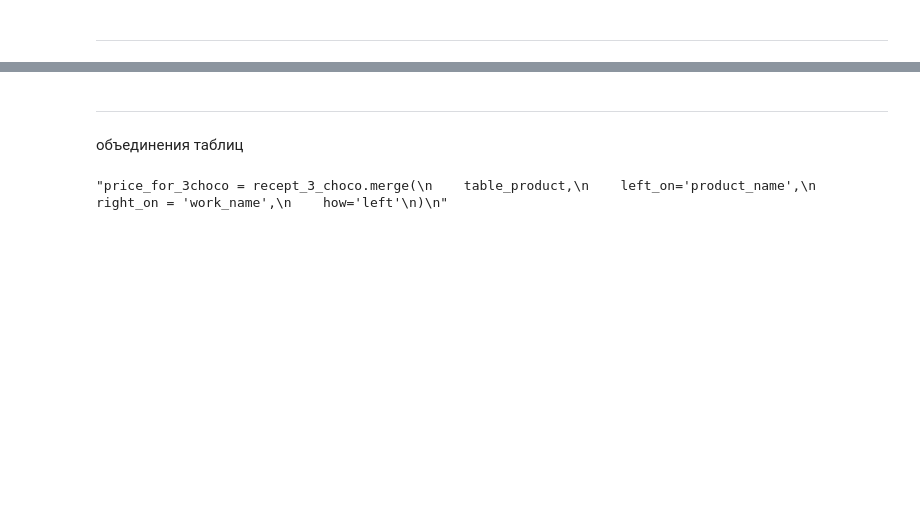
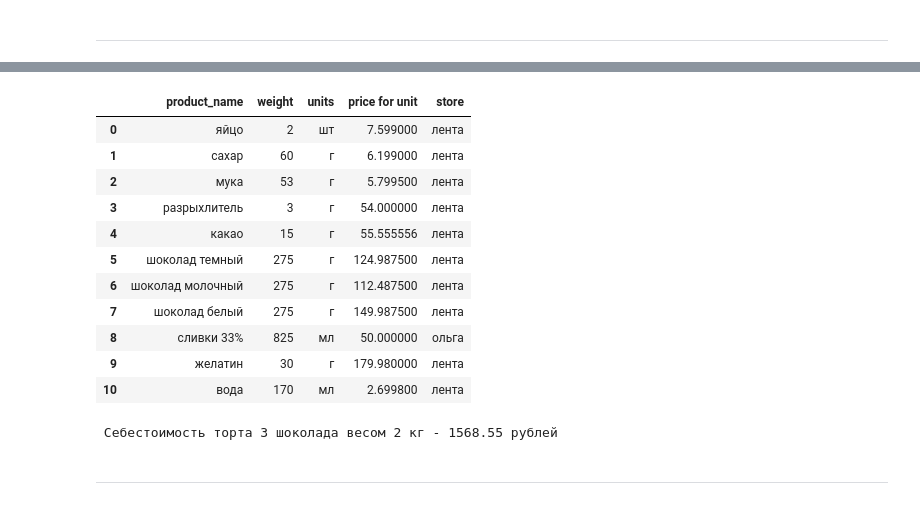
Before and after one commit to vavilove001-lab/project_cakes_cust, a Jupyter notebook: project_cakes_cust.ipynb, the cells around one changed output, grey strips where cells are left out. Drawn from its saved outputs; the diff is of its cells as text; code cells hidden in the pictures; blank space fills up the shorter version.

```diff
--- a/project_cakes_cust.ipynb
+++ b/project_cakes_cust.ipynb
@@ -182,6 +116,0 @@ recept_3_choco
-# %%
-values = 'сгущенка'
-for string in  data['name']:
-    pattern = re.compile(values)
-    result = pattern.findall(string)
-    print(result)
@@ -214,0 +149,23 @@ ValueError: Must have equal len keys and value when setting with an iterable
+# %%
+# Объединяем таблицу с рецептом торта с таблицей ингредиентов и цен
+price_for_3choco = recept_3_choco.merge(
+    data.groupby(by = '3_choco')[['units','price for unit','store']].min(),
+    left_on='product_name',
+    right_on = '3_choco',
+    how='left'
+)
+# %%
+price_for_3choco
+# %% [output]
+|  | product_name | weight | units | price for unit | store |
+| 0 | яйцо | 2 | шт | 7.599000 | лента |
+| 1 | сахар | 60 | г | 6.199000 | лента |
+| 2 | мука | 53 | г | 5.799500 | лента |
+| 3 | разрыхлитель | 3 | г | 54.000000 | лента |
+| 4 | какао | 15 | г | 55.555556 | лента |
+| 5 | шоколад темный | 275 | г | 124.987500 | лента |
+| 6 | шоколад молочный | 275 | г | 112.487500 | лента |
+| 7 | шоколад белый | 275 | г | 149.987500 | лента |
+| 8 | сливки 33% | 825 | мл | 50.000000 | ольга |
+| 9 | желатин | 30 | г | 179.980000 | лента |
+| 10 | вода | 170 | мл | 2.699800 | лента |
@@ -215,13 +178,6 @@ ValueError: Must have equal len keys and value when setting with an iterable
+# %%
+print(' Себестоимость торта 3 шоколада весом 2 кг - ' + str(round(price_for_3choco['result'].sum(),2)) + ' рублей')
+# %% [output]
+ Себестоимость торта 3 шоколада весом 2 кг - 1568.55 рублей
 # %% [markdown]
 ---
-объединения таблиц
-# %%
-'''price_for_3choco = recept_3_choco.merge(
-    table_product,
-    left_on='product_name',
-    right_on = 'work_name',
-    how='left'
-)
-'''
-# %% [output]
-"price_for_3choco = recept_3_choco.merge(\n    table_product,\n    left_on='product_name',\n    right_on = 'work_name',\n    how='left'\n)\n"
```
Also changed, not shown: parts of 45 cells of this notebook, 2 other files.
